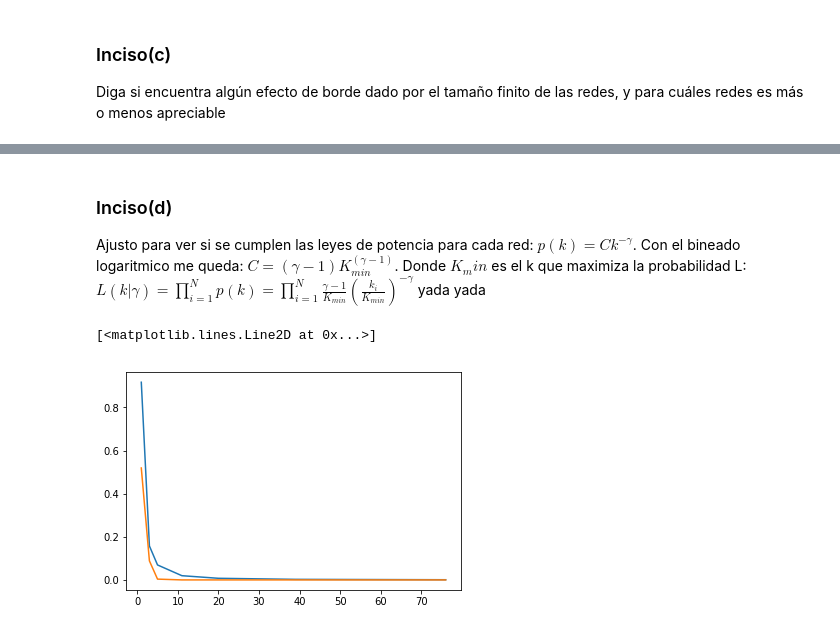
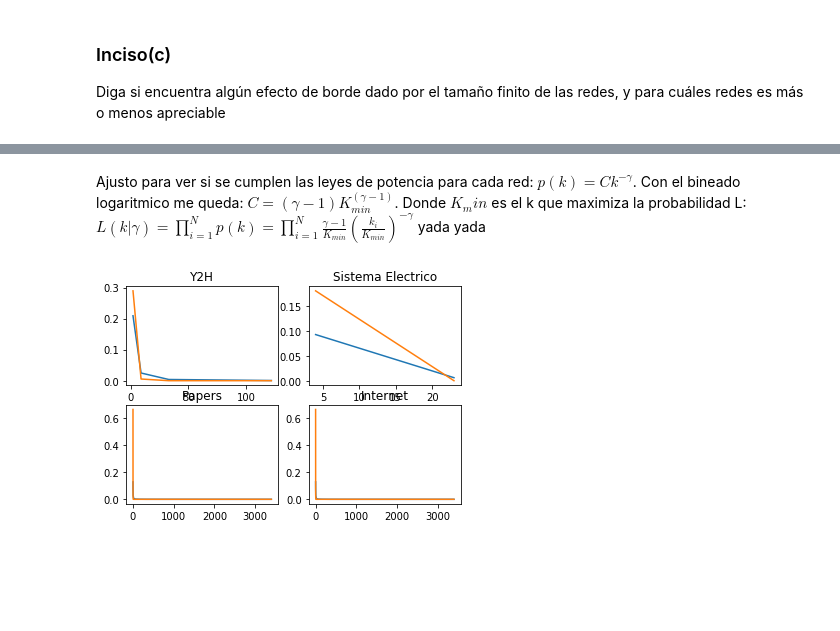
Before and after one commit to LunaKadysz/Redes, a Jupyter notebook: TPC_02/TPC_02_luna.ipynb, the cells around one changed output, grey strips where cells are left out. Drawn from its saved outputs; the diff is of its cells as text; code cells hidden in the pictures; blank space fills up the shorter version.

```diff
--- a/TPC_02/TPC_02_luna.ipynb
+++ b/TPC_02/TPC_02_luna.ipynb
@@ -68,30 +56,26 @@ def log_binning(red):
 # %%
-fig, axes = plt.subplots( nrows=4,ncols=3, figsize=(15, 10))
+fig, axes = plt.subplots( nrows=4,ncols=2, figsize=(10, 10))
 
+grados_dict = {}
 for i, red in enumerate(redes.keys()):
-    print(i,redes[red])
+    Grafo, Grados = info_red(redes[red])
+    lista_grados= [val for (node, val) in Grados]
+    grados_dict[red] = lista_grados
 
-for i, red in enumerate(redes.keys()):
+for i,red  in enumerate(redes.keys()):
+    lista_grados = grados_dict[red]
+
     #plot distribucion regular
-    x1,y1 = distribucion_grado_normal(redes[red])
+    x1,y1 = distribucion_grado_normal(lista_grados)
     axes[i,0].scatter(x1,y1)
     axes[i,0].set_title(f"Red {red}")
 
     #plot distribucion cumulativa
-    x2,y2 = cumulative_binning(redes[red])
+    x2,y2 = cumulative_binning(lista_grados)
     axes[i,1].scatter(x2,y2)
     axes[i,1].set_title(f"Red {red} Cumulativo")
     axes[i,1].set_yscale("log")
     axes[i,1].set_xscale("log")
-    axes[i,1].set_xlim(10**0,10**2)
+    axes[i,1].set_xlim(10**0,10**3)
     axes[i,1].set_ylim(10**-5,10**2)
-
-    #plot bineado logaritmico
-    x3,y3 = log_binning(redes[red])
-    axes[i,2].scatter(x3,y3)
-    axes[i,2].set_title(f"Red {red} Bineado Log")
-    axes[i,2].set_yscale("log")
-    axes[i,2].set_xscale("log")
-    axes[i,2].set_xlim(10**0,10**2)
-    axes[i,2].set_ylim(10**-5.5,10**0.5)
 # %% [output]
@@ -111,5 +175,5 @@ redes es más o menos apreciable
 # %% [markdown]
-### Inciso(d)
+
 Ajusto para ver si se cumplen las leyes de potencia para cada red:
 $p(k) = Ck^{-\gamma}$.
 Con el bineado logaritmico me queda:
@@ -118,27 +182,36 @@ Donde $K_min$ es el k que maximiza la probabilidad L:
 $ L(k|\gamma) = \prod_{i=1}^{N} p(k) = \prod_{i=1}^{N} \frac{\gamma -1}{K_{min}} (\frac{k_i}{K_{min}})^{-\gamma} $
 yada yada
 # %%
+
+
 def gamma(N,k,kmin):
     return 1 + N * 1/(np.sum(np.log(k/(kmin-0.5))))
 
 def L_real(pk):
     lista_L = []
     for i in range(len(pk)):
         L_i = np.prod(pk[0:i+1])
         lista_L.append(L_i)
     return lista_L
 
 def L(N,k,kmin):
     lista_L = []
     for i in k:
         L_i = np.prod(((gamma(N,k,kmin)-1)/kmin)*((i/kmin)**(-gamma(N,k,kmin))))
         lista_L.append(L_i)
     return lista_L
 
-#prueba
-k,pk = log_binning('./data/yeast_Y2H.txt')
-plt.plot(k,L(8,k,2))
-plt.plot(k,L_real(pk))
+#esta funcion es para probar distintos kmin y ver cual kmin maximiza la prob
+def D_max(N,k,kmin):
+    return max(np.mod( np.array(L(N,k,kmin))-np.array(L_real(pk)) ))
+
+#aca graafico ladiferencia de los dos plots con kmin = 2
+for i, red in enumerate(redes.keys()):
+    k,pk = log_binning(redes[red])
+    N = len(k)
+    plt.subplot(221+i)
+    plt.title(red)
+    plt.plot(k,L(N,k,2))
+    plt.plot(k,L_real(pk))
 # %% [output]
-[<matplotlib.lines.Line2D at 0x...>]
-[figure, old version]
+[figure, new version]
```
Also changed, not shown: parts of 7 cells of this notebook.
